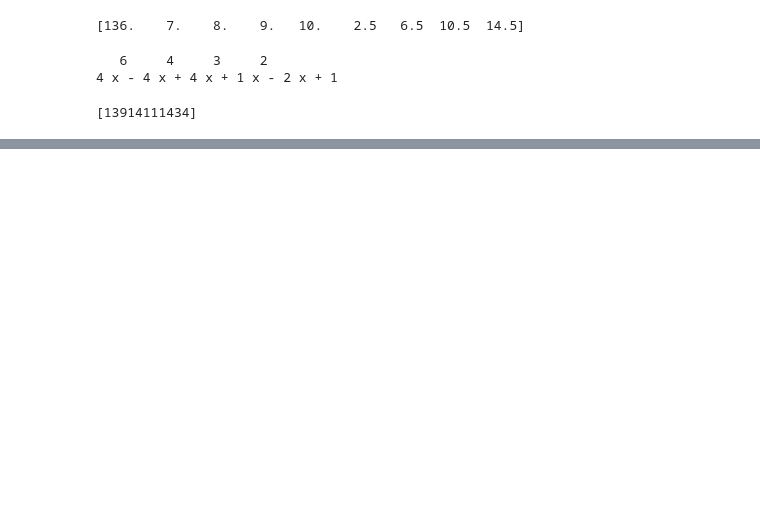
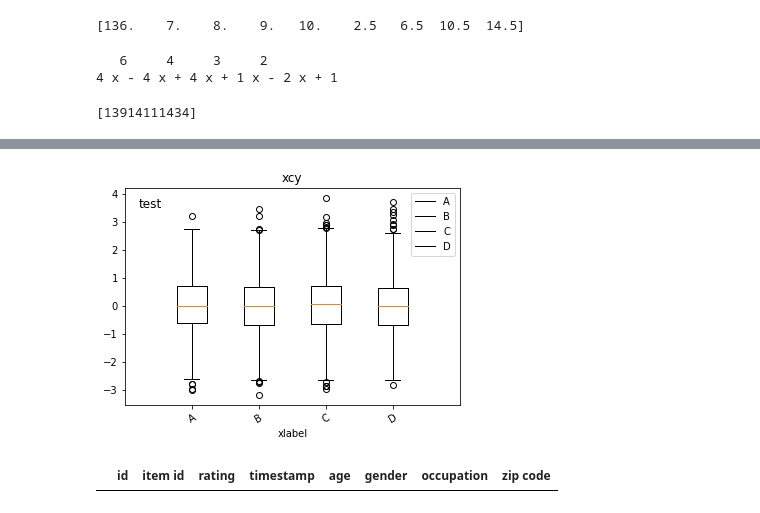
Before and after one commit to FengEternity/Class_Python, a Jupyter notebook: tenth.ipynb, the cells around one changed output, grey strips where cells are left out. Drawn from its saved outputs; the diff is of its cells as text; code cells hidden in the pictures; blank space fills up the shorter version.

```diff
--- a/tenth.ipynb
+++ b/tenth.ipynb
@@ -101,0 +139,42 @@ Text(0.5, 1.0, 'y=cos(x)')
+# %%
+import matplotlib.pyplot as plt
+import numpy as np
+
+np.random.seed(100)
+data = np.random.normal(size=(1000,4),loc=0,scale=1)
+
+ax = plt.subplot()
+ax.boxplot(data)                                 # 绘图
+ax.set_xlim([0,5])                               # 设置x轴值的范围  rotation=30
+# ax.set_xticks()  							      # 自定义x轴的值
+ax.set_xlabel("xlabel")                  # 设置x轴的标签
+ax.set_xticklabels(['A','B','C','D'],  rotation=30,fontsize=10)   # 设置x轴坐标值的标签 旋转角度 字体大小
+ax.set_title("xcy")       					  # 设置图像标题
+ax.legend(labels= ['A','B','C','D'],loc='best',)  # 增加图例
+ax.text(x=0.2 , y=3.5 , s="test" ,fontsize=12)   # 增加注
+
+plt.show()
+# %% [output]
+[figure, added]
+# %%
+import pandas as pd
+import numpy as np
+import matplotlib.pyplot as plt
+
+# 打开文件
+data_1 = pd.read_table(r'C:\Users\Monty _L\Documents\GitHub\Class_Python\ml-100k\u.data', encoding='utf8', header=None)
+data_2 = pd.read_table(r'C:\Users\Monty _L\Documents\GitHub\Class_Python\ml-100k\u.user', encoding='utf8', header=None)
+
+# 处理u.data
+data_1.columns = ['id', 'item id', 'rating', 'timestamp']
+data_1 = data_1.astype(object)
+
+# 处理u.user
+data_2['id'], data_2['age'], data_2['gender'], data_2['occupation'], data_2['zip code'] = data_2[0].str.split('|').str
+del data_2[0]
+
+# 合并文件
+data = pd.merge(data_1, data_2, on = 'id',how = 'inner')
+data
+# %% [output]
+|  | id | item id | rating | timestamp | age | gender | occupation | zip code |
```
Also changed, not shown: parts of 5 cells of this notebook, 27 other files.
